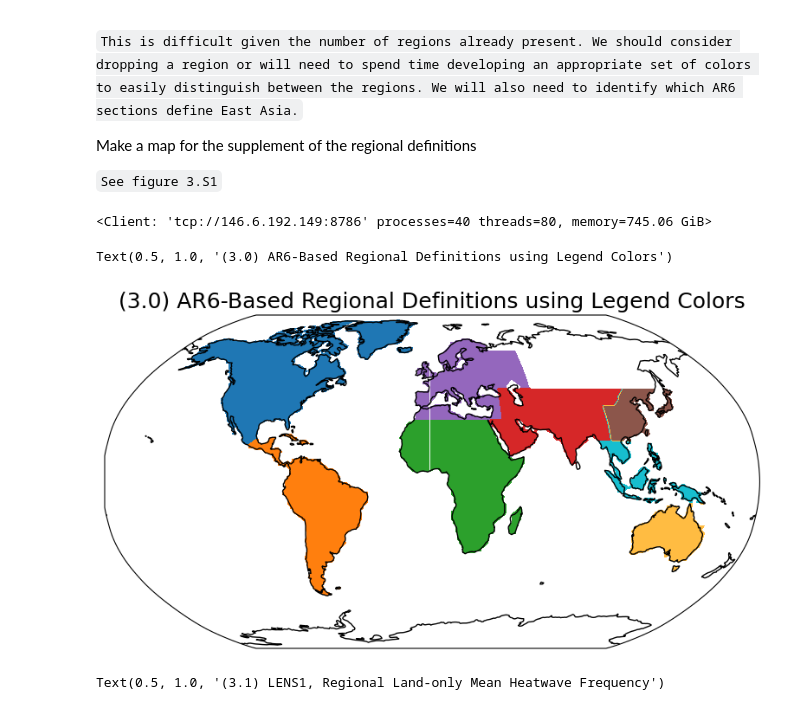
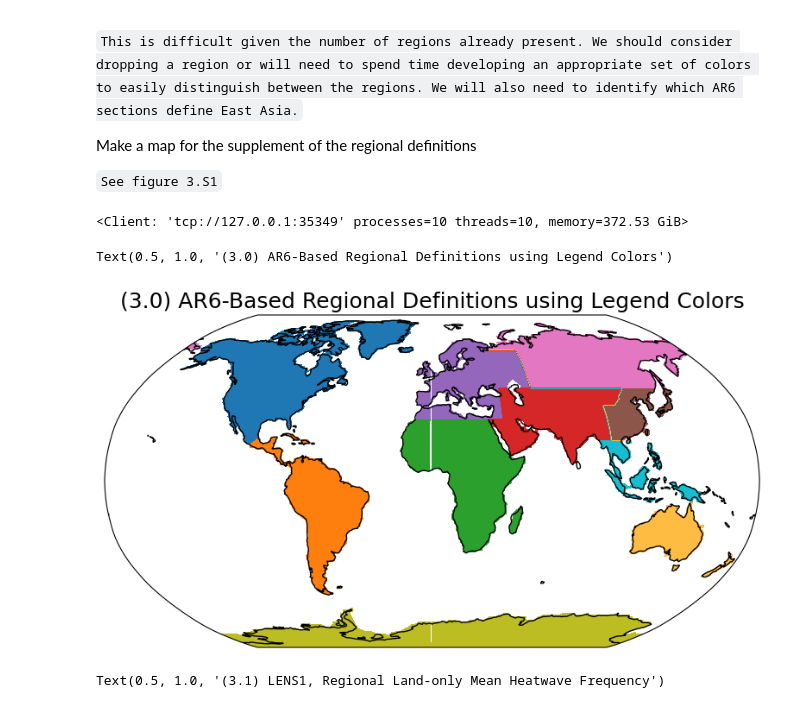
Before and after one commit to AgentOxygen/aerosol-heatwaves, a Jupyter notebook: notebooks/Figure3.ipynb, the cells around one changed output. Drawn from its saved outputs; the diff is of its cells as text; code cells hidden in the pictures.

```diff
--- a/notebooks/Figure3.ipynb
+++ b/notebooks/Figure3.ipynb
@@ -36,10 +36,12 @@ oc_color = "#17becf"
 au_color = "#ffbc42"
 eas_color = "#8c564b"
 
-client = Client('localhost:8786')
+from dask.distributed import Client, LocalCluster
+cluster = LocalCluster(n_workers=10, memory_limit="40GB", threads_per_worker=1, processes=True, dashboard_address=":8004")
+client = Client(cluster)
 client
 # %% [output]
-<Client: 'tcp://146.6.192.149:8786' processes=40 threads=80, memory=745.06 GiB>
+<Client: 'tcp://127.0.0.1:35349' processes=10 threads=10, memory=372.53 GiB>
 # %%
 HW_DIR = "/projects/dgs/persad_research/SIMULATION_DATA/ZARR/LENS1/HEAT_OUTPUTS/"
 
@@ -66,7 +68,7 @@ mask_af = ar6_mask.where(land_mask > 0).where(ar6_mask <= 27).where(ar6_mask >=
 mask_euro = ar6_mask.where(land_mask > 0).where(ar6_mask <= 19).where(ar6_mask >= 16)
 mask_sa = ar6_mask.where(land_mask > 0).where(ar6_mask <= 37).where(ar6_mask >= 32)
 mask_oc = ar6_mask.where(land_mask > 0).where(ar6_mask == 38)
-mask_au = ar6_mask.where(land_mask > 0).where(ar6_mask <= 42).where(ar6_mask >= 39)
+mask_au = ar6_mask.where(land_mask > 0).where(ar6_mask <= 43).where(ar6_mask >= 39)
 mask_eas = ar6_mask.where(land_mask > 0).where(ar6_mask == 35)
 
 hw_mn_na_all_ts = hw_mn_all.sel(percentile=0.9).where(mask_na >= 0).weighted(np.cos(np.deg2rad(hw_mn_all.lat))).mean(dim=["lat", "lon"]).compute()
@@ -108,32 +110,53 @@ hw_mn_eas_all_ts = hw_mn_all.sel(percentile=0.9).where(mask_eas >= 0).weighted(n
 hw_mn_eas_xaer_ts = hw_mn_xaer.sel(percentile=0.9).where(mask_eas >= 0).weighted(np.cos(np.deg2rad(hw_mn_xaer.lat))).mean(dim=["lat", "lon"]).compute()
 hw_mn_eas_xghg_ts = hw_mn_xghg.sel(percentile=0.9).where(mask_eas >= 0).weighted(np.cos(np.deg2rad(hw_mn_xghg.lat))).mean(dim=["lat", "lon"]).compute()
 hw_mn_eas_merra_ts = hw_mn_merra.sel(percentile=0.9).where(mask_eas >= 0).weighted(np.cos(np.deg2rad(hw_mn_merra.lat))).mean(dim=["lat", "lon"]).compute()
+
+mask_nas = ar6_mask.where(land_mask > 0).where(ar6_mask <= 31).where(ar6_mask >= 28)
+mask_ant = ar6_mask.where(land_mask > 0).where(ar6_mask <= 45).where(ar6_mask >= 44)
+
+hw_mn_nas_all_ts = hw_mn_all.sel(percentile=0.9).where(mask_nas >= 0).weighted(np.cos(np.deg2rad(hw_mn_all.lat))).mean(dim=["lat", "lon"]).compute()
+hw_mn_nas_xaer_ts = hw_mn_xaer.sel(percentile=0.9).where(mask_nas >= 0).weighted(np.cos(np.deg2rad(hw_mn_xaer.lat))).mean(dim=["lat", "lon"]).compute()
+hw_mn_nas_xghg_ts = hw_mn_xghg.sel(percentile=0.9).where(mask_nas >= 0).weighted(np.cos(np.deg2rad(hw_mn_xghg.lat))).mean(dim=["lat", "lon"]).compute()
+hw_mn_nas_merra_ts = hw_mn_merra.sel(percentile=0.9).where(mask_nas >= 0).weighted(np.cos(np.deg2rad(hw_mn_merra.lat))).mean(dim=["lat", "lon"]).compute()
+
+hw_mn_ant_all_ts = hw_mn_all.sel(percentile=0.9).where(mask_ant >= 0).weighted(np.cos(np.deg2rad(hw_mn_all.lat))).mean(dim=["lat", "lon"]).compute()
+hw_mn_ant_xaer_ts = hw_mn_xaer.sel(percentile=0.9).where(mask_ant >= 0).weighted(np.cos(np.deg2rad(hw_mn_xaer.lat))).mean(dim=["lat", "lon"]).compute()
+hw_mn_ant_xghg_ts = hw_mn_xghg.sel(percentile=0.9).where(mask_ant >= 0).weighted(np.cos(np.deg2rad(hw_mn_xghg.lat))).mean(dim=["lat", "lon"]).compute()
+hw_mn_ant_merra_ts = hw_mn_merra.sel(percentile=0.9).where(mask_ant >= 0).weighted(np.cos(np.deg2rad(hw_mn_merra.lat))).mean(dim=["lat", "lon"]).compute()
+# %%
+nas_color = "#e377c2"  # Magenta/Pink
+ant_color = "#bcbd22"  # Lime Green
 # %%
 colors = [
     na_color,
     csa_color,
     af_color,
     euro_color,
     sa_color,
     oc_color,
     au_color,
-    eas_color
+    eas_color,
+    nas_color,
+    ant_color,
 ]
 
 full_mask = (mask_na*0 + 1).fillna(0) + (mask_csa*0 + 2).fillna(0) + (mask_af*0 + 3).fillna(0) + (mask_euro*0 + 4).fillna(0) + (mask_sa*0 + 5).fillna(0) + (mask_oc*0 + 6).fillna(0) + (mask_au*0 + 7).fillna(0)
 full_mask -= (mask_eas*0 + 5).fillna(0)
 full_mask += (mask_eas*0 + 8).fillna(0)
+
+full_mask += (mask_nas*0 + 9).fillna(0)
+full_mask += (mask_ant*0 + 10).fillna(0)
 
 proj = ccrs.Robinson()
 transform = ccrs.PlateCarree()
 f, ax1 = plt.subplots(1, 1, figsize=(10, 5), facecolor='w', subplot_kw=dict(projection=proj))
 
 full_mask.where(full_mask > 0).plot.contourf(ax=ax1, levels=np.arange(0.5,10), colors=colors, transform=transform, add_colorbar=False)
 ax1.coastlines()
 ax1.set_title("(3.0) AR6-Based Regional Definitions using Legend Colors", fontsize=18)
 # %% [output]
 Text(0.5, 1.0, '(3.0) AR6-Based Regional Definitions using Legend Colors')
-[figure, old version]
+[figure, new version]
 # %%
 f, ax1 = plt.subplots(1, 1, figsize=(10, 8), facecolor='w')
 
```
Also changed, not shown: parts of 3 cells of this notebook.
